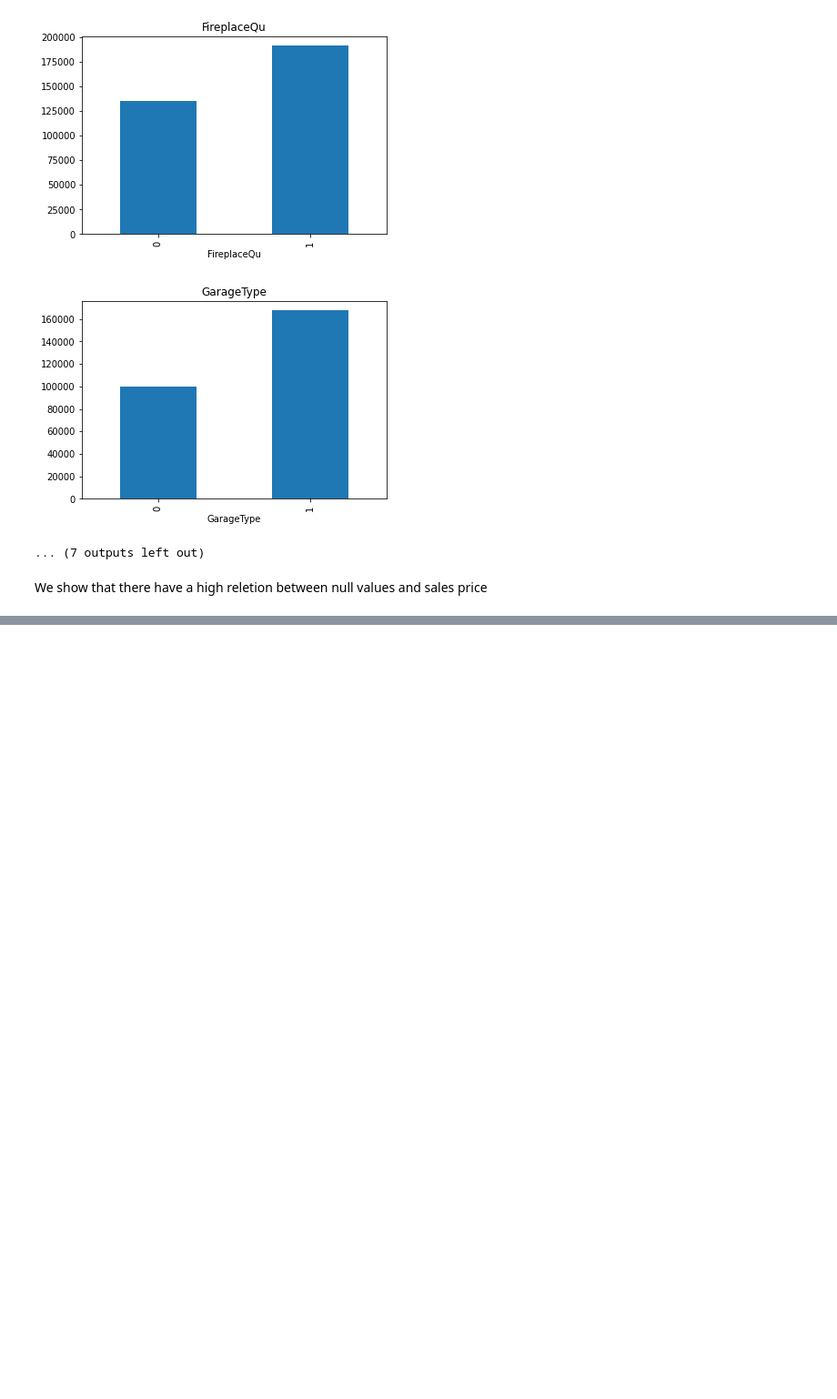
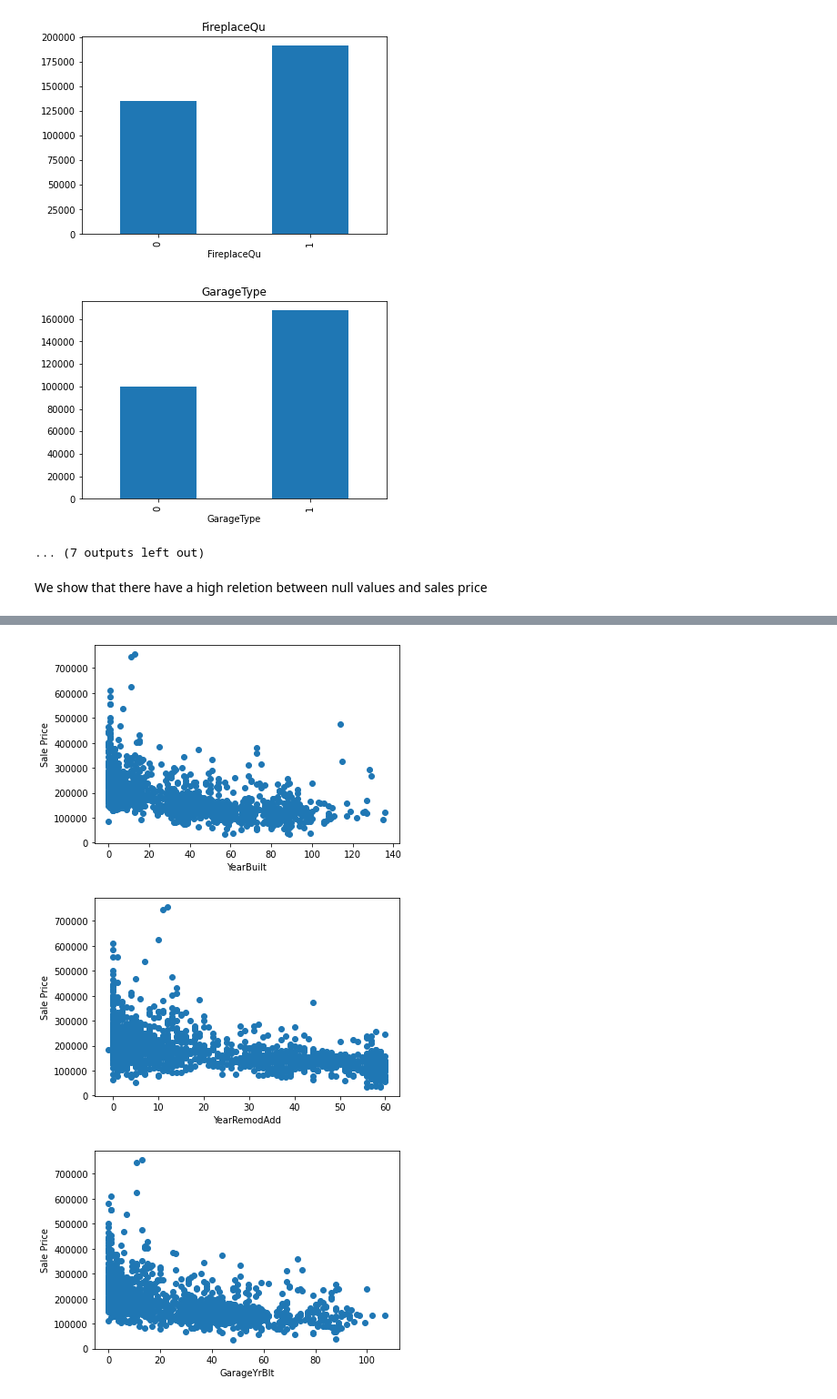
Before and after one commit to Md-Nur/House-Prices---Advanced-Regression-Techniques, a Jupyter notebook: housePricePred.ipynb, the cells around one changed output, grey strips where cells are left out. Shown: that part at 91% size. Drawn from its saved outputs; the diff is of its cells as text; code cells hidden in the pictures; blank space fills up the shorter version.

```diff
--- a/housePricePred.ipynb
+++ b/housePricePred.ipynb
@@ -77,0 +91,3 @@ We show that there have a high reletion between null values and sales price
+# %%
+numericFeature = [feature for feature in dataset.columns if dataset[feature].dtype != 'O']
+len(numericFeature)
@@ -77,0 +105,3 @@ We show that there have a high reletion between null values and sales price
+# %%
+yearFeature = [year for year in numericFeature if 'Yr' in year or 'Year' in year]
+yearFeature
@@ -77,0 +110,3 @@ We show that there have a high reletion between null values and sales price
+# %%
+for year in yearFeature:
+    print(year, dataset[year].unique())
@@ -77,0 +147,13 @@ We show that there have a high reletion between null values and sales price
+# %%
+data = dataset.copy()
+for year in yearFeature:
+    if year != 'YrSold':
+        data[year] = data['YrSold'] - data[year]
+        plt.scatter(data[year],data['SalePrice'])
+        plt.xlabel(year)
+        plt.ylabel('Sale Price')
+        plt.show()
+# %% [output]
+[figure, added]
+[figure, added]
+[figure, added]
```
Also changed, not shown: parts of 16 cells of this notebook.
